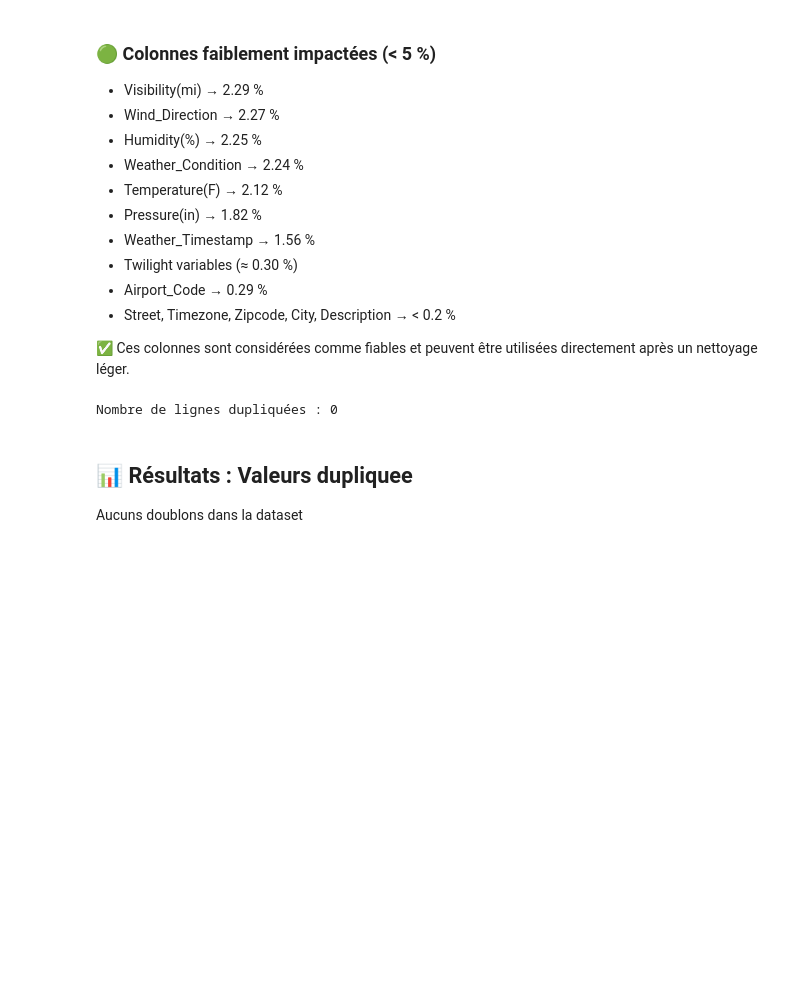
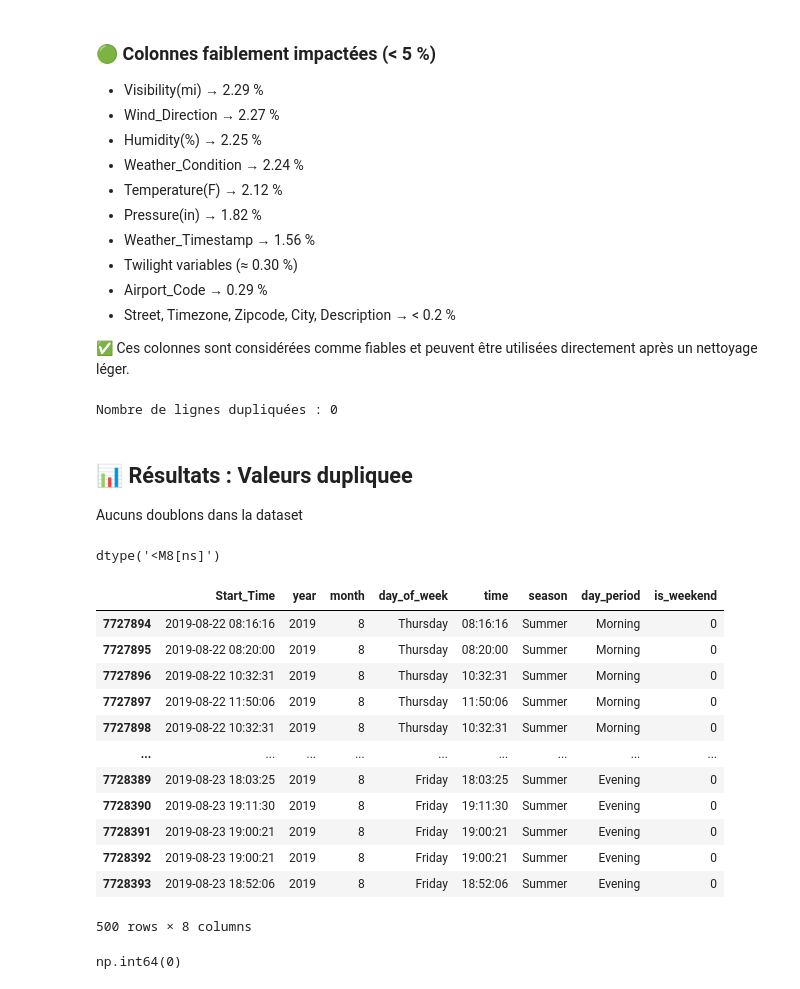
Before and after one commit to zinebettahery/US-Accidents, a Jupyter notebook: notebooks/EDA.ipynb, the cells around one changed output. Drawn from its saved outputs; the diff is of its cells as text; code cells hidden in the pictures; blank space fills up the shorter version.

```diff
--- a/notebooks/EDA.ipynb
+++ b/notebooks/EDA.ipynb
@@ -211,5 +211,7 @@ fichier = filedialog.askopenfilename(
 # %%
 # Lecture du fichier sélectionné avec pandas
 df = pd.read_csv(fichier)
+# %%
+dfa = df.copy()
 # %%
 # nombre de lignes et de colonnes
@@ -232,3 +234,5 @@ Index(['ID', 'Source', 'Severity', 'Start_Time', 'End_Time', 'Start_Lat',
        'Turning_Loop', 'Sunrise_Sunset', 'Civil_Twilight', 'Nautical_Twilight',
        'Astronomical_Twilight'],
       dtype='object')
+# %%
+dfa['Start_Time'] = df['Start_Time']
@@ -734,3 +742,9 @@ Aucuns doublons dans la dataset
 
 
 </div>
+# %%
+dfa['Start_Time'] = pd.to_datetime(df['Start_Time'], format='mixed', errors='coerce')
+# %%
+dfa['Start_Time'].dtype
+# %% [output]
+dtype('<M8[ns]')
@@ -736,0 +795,20 @@ Aucuns doublons dans la dataset
+# %%
+dfa[['Start_Time', 'year', 'month', 'day_of_week', 'time','season','day_period','is_weekend']].tail(500)
+# %% [output]
+|  | Start_Time | year | month | day_of_week | time | season | day_period | is_weekend |
+| 7727894 | 2019-08-22 08:16:16 | 2019 | 8 | Thursday | 08:16:16 | Summer | Morning | 0 |
+| 7727895 | 2019-08-22 08:20:00 | 2019 | 8 | Thursday | 08:20:00 | Summer | Morning | 0 |
+| 7727896 | 2019-08-22 10:32:31 | 2019 | 8 | Thursday | 10:32:31 | Summer | Morning | 0 |
+| 7727897 | 2019-08-22 11:50:06 | 2019 | 8 | Thursday | 11:50:06 | Summer | Morning | 0 |
+| 7727898 | 2019-08-22 10:32:31 | 2019 | 8 | Thursday | 10:32:31 | Summer | Morning | 0 |
+| ... | ... | ... | ... | ... | ... | ... | ... | ... |
+| 7728389 | 2019-08-23 18:03:25 | 2019 | 8 | Friday | 18:03:25 | Summer | Evening | 0 |
+| 7728390 | 2019-08-23 19:11:30 | 2019 | 8 | Friday | 19:11:30 | Summer | Evening | 0 |
+| 7728391 | 2019-08-23 19:00:21 | 2019 | 8 | Friday | 19:00:21 | Summer | Evening | 0 |
+| 7728392 | 2019-08-23 19:00:21 | 2019 | 8 | Friday | 19:00:21 | Summer | Evening | 0 |
+| 7728393 | 2019-08-23 18:52:06 | 2019 | 8 | Friday | 18:52:06 | Summer | Evening | 0 |
+500 rows × 8 columns
+# %%
+dfa['Start_Time'].isnull().sum()
+# %% [output]
+np.int64(0)
```
Also changed, not shown: parts of 6 cells of this notebook.
